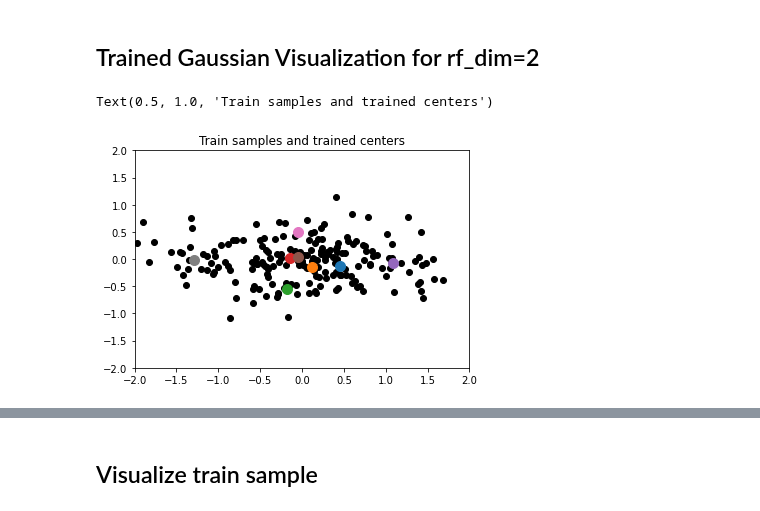
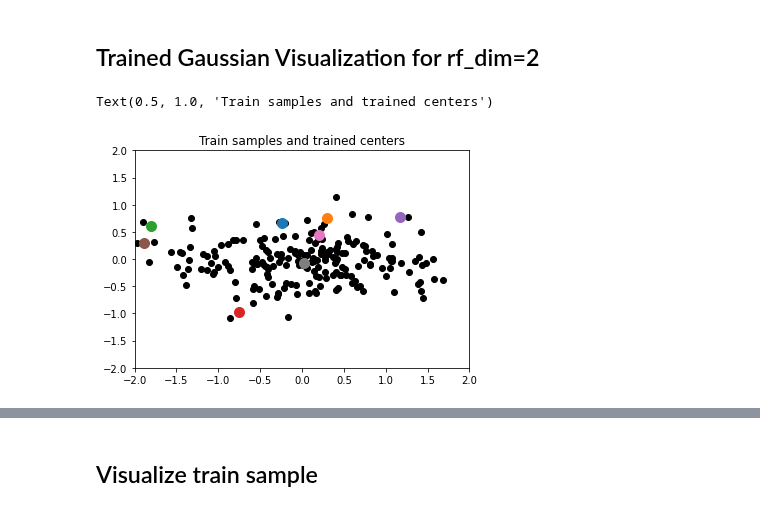
Before and after one commit to Pengchengzhi/Face-Alignment-DRF, a Jupyter notebook: main.ipynb, the cells around one changed output, grey strips where cells are left out. Cells and saved outputs as stored; diff of their text form; code cells hidden in the pictures.

```diff
--- a/main.ipynb
+++ b/main.ipynb
@@ -229,7 +229,7 @@ def train_rf2(train_data, in_states, cnn_prob, device='cpu'):
 
   K = init_mu.shape[0]
   N = train_data.shape[0]
-  pi, mu, sigma = in_states['pi'], in_states['mu'], in_states['sigma']
+  mu, sigma = in_states['mu'], in_states['sigma']
 
   gamma = torch.zeros(N,K).to(device)
   scores = torch.zeros(N,K).to(device)
@@ -240,7 +240,7 @@ def train_rf2(train_data, in_states, cnn_prob, device='cpu'):
     sigma = check_cov(sigma)
     for k in range(K): # 8
       m = torch.distributions.multivariate_normal.MultivariateNormal(mu[k,:], sigma[k,:,:])
-      scores[:,k] = torch.exp(m.log_prob(train_data))*pi[k]
+      scores[:,k] = torch.exp(m.log_prob(train_data))
       #themax[k] = torch.exp(m.log_prob(mu[k,:]))
 
     scores = scores*cnn_prob
@@ -252,7 +252,7 @@ def train_rf2(train_data, in_states, cnn_prob, device='cpu'):
     #gamma = gamma
     #print('Gamma',gamma)
 
-    pi = torch.sum(gamma,axis=0)/N
+    #pi = torch.sum(gamma,axis=0)/N
     mu = torch.matmul(gamma.T,train_data)/torch.sum(gamma,axis=0,keepdims=True).T
     for k in range(K):
       sigma[k,:,:] = torch.matmul((train_data-mu[k,:]).T,
@@ -282,6 +282,7 @@ def test_rf2(states, test_data, device):
   mu, sigma = states['mu'], states['sigma']
   K = mu.shape[0] # 8
   N = test_data.shape[0]
+  sigma = check_cov(sigma)
   probs = torch.zeros((N,K)).to(device)
   themax = torch.zeros(K).to(device)
   for k in range(K): # 8
@@ -342,4 +351,8 @@ states = {}
 states['pi'] = pi.to(device)
 states['mu'] = init_mu.to(device)
 states['sigma'] = init_sigma.to(device)
+
+states2 = {}
+states2['mu'] = init_mu.to(device)
+states2['sigma'] = init_sigma.to(device)
 # %% [output]
@@ -455,11 +468,11 @@ for round in range(Total_train):
 
   # Train Leaf Node
   with torch.no_grad():
-    states = train_rf2(train_label_rf, states, outputs2, device)
+    states2 = train_rf2(train_label_rf, states2, outputs2, device)
 
 
   # Train CNN
-  probs = test_rf2(states, train_label_rf, device)
+  probs = test_rf2(states2, train_label_rf, device)
   N = outputs2.shape[0]
   label = torch.zeros(outputs2.shape).to(device)
   label[torch.arange(N),torch.argmax(probs,1)] = 1
@@ -482,7 +495,7 @@ for round in range(Total_train):
       print('    CNN: Epoch [%d/%d], Loss: %.4f' %(epoch+1, num_epochs, loss.item()))
 
 
-  weighted_mean = torch.matmul(outputs2, states['mu'])
+  weighted_mean = torch.matmul(outputs2, states2['mu'])
   points = (torch.matmul(weighted_mean, eig_vecs[:rf_dim,:])+mean_shape) #(200,136)
   print("NME(Ocular):", nme_ocular(points,train_label)*224)
 # %% [output]
@@ -531,16 +564,16 @@ tensor([[0., 0.],
 # %%
 x = train_label_rf[:,0].cpu()
 y = train_label_rf[:,1].cpu()
 plt.scatter(x,y,c='k')
 
 for i in range(rf_num):
-  x = states['mu'][i,0].cpu()
-  y = states['mu'][i,1].cpu()
+  x = states2['mu'][i,0].cpu()
+  y = states2['mu'][i,1].cpu()
   plt.scatter(x,y,marker='o',s=100)
 plt.xlim(-2,2)
 plt.ylim(-2,2)
 plt.title('Train samples and trained centers')
 # %% [output]
 Text(0.5, 1.0, 'Train samples and trained centers')
-[figure, old version]
+[figure, new version]
 # %%
```
Also changed, not shown: parts of 9 cells of this notebook.
